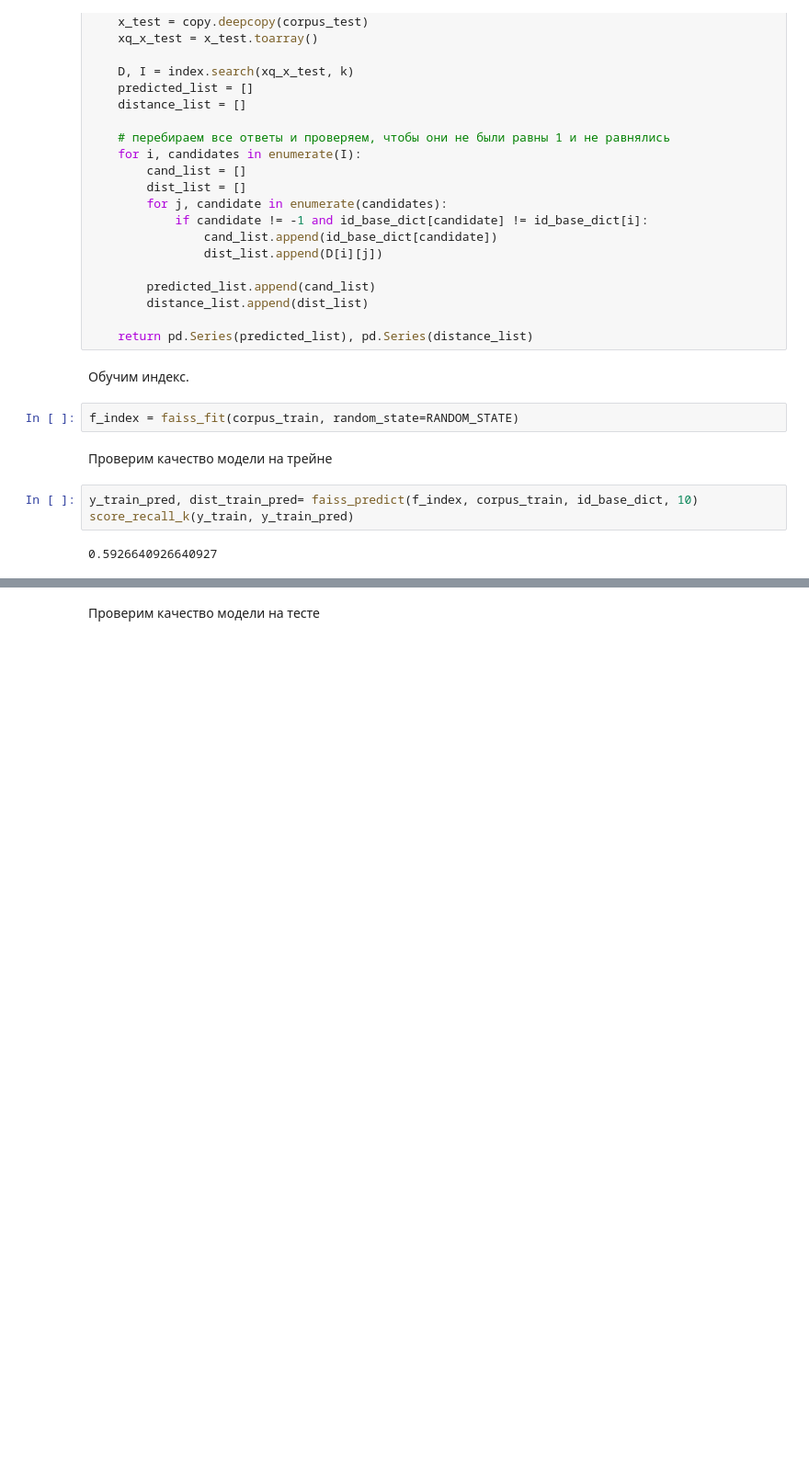
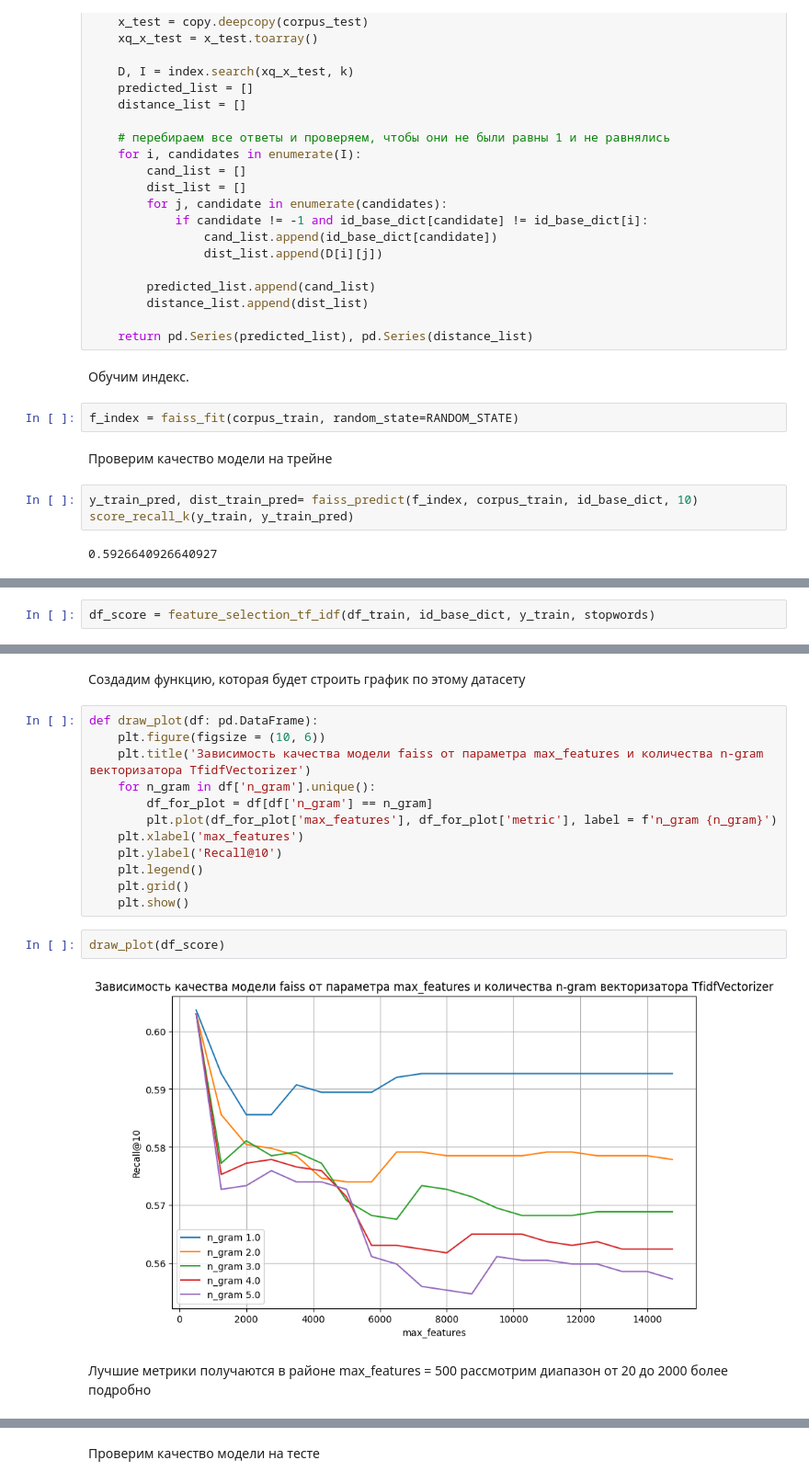
Before and after one commit to Musical-Detectives-Team/hakaton_yandex_music, a Jupyter notebook: modeling.ipynb, the cells around one changed output, grey strips where cells are left out. Shown: that part at 92% size. Saved outputs shown, nothing was run; the diff lists cells and outputs as text; blank space fills up the shorter version.

```diff
--- a/modeling.ipynb
+++ b/modeling.ipynb
@@ -150,0 +197,2 @@ score_recall_k(y_train, y_train_pred)
+# %%
+df_score = feature_selection_tf_idf(df_train, id_base_dict, y_train, stopwords)
@@ -150,0 +210,20 @@ score_recall_k(y_train, y_train_pred)
+# %% [markdown]
+Создадим функцию, которая будет строить график по этому датасету
+# %%
+def draw_plot(df: pd.DataFrame):
+    plt.figure(figsize = (10, 6))
+    plt.title('Зависимость качества модели faiss от параметра max_features и количества n-gram векторизатора TfidfVectorizer')
+    for n_gram in df['n_gram'].unique():
+        df_for_plot = df[df['n_gram'] == n_gram]
+        plt.plot(df_for_plot['max_features'], df_for_plot['metric'], label = f'n_gram {n_gram}')
+    plt.xlabel('max_features')
+    plt.ylabel('Recall@10')
+    plt.legend()
+    plt.grid()
+    plt.show()
+# %%
+draw_plot(df_score)
+# %% [output]
+[figure, added]
+# %% [markdown]
+Лучшие метрики получаются в районе max_features = 500 рассмотрим диапазон от 20 до 2000 более подробно
```
Also changed, not shown: parts of 153 cells of this notebook, 2 other files.
